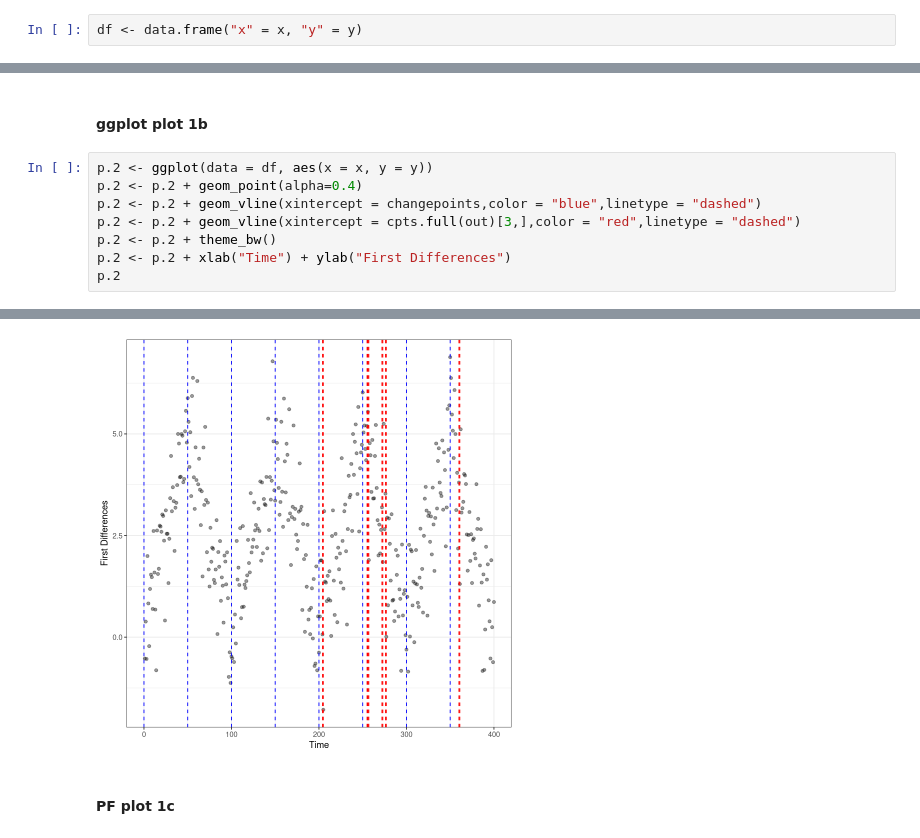
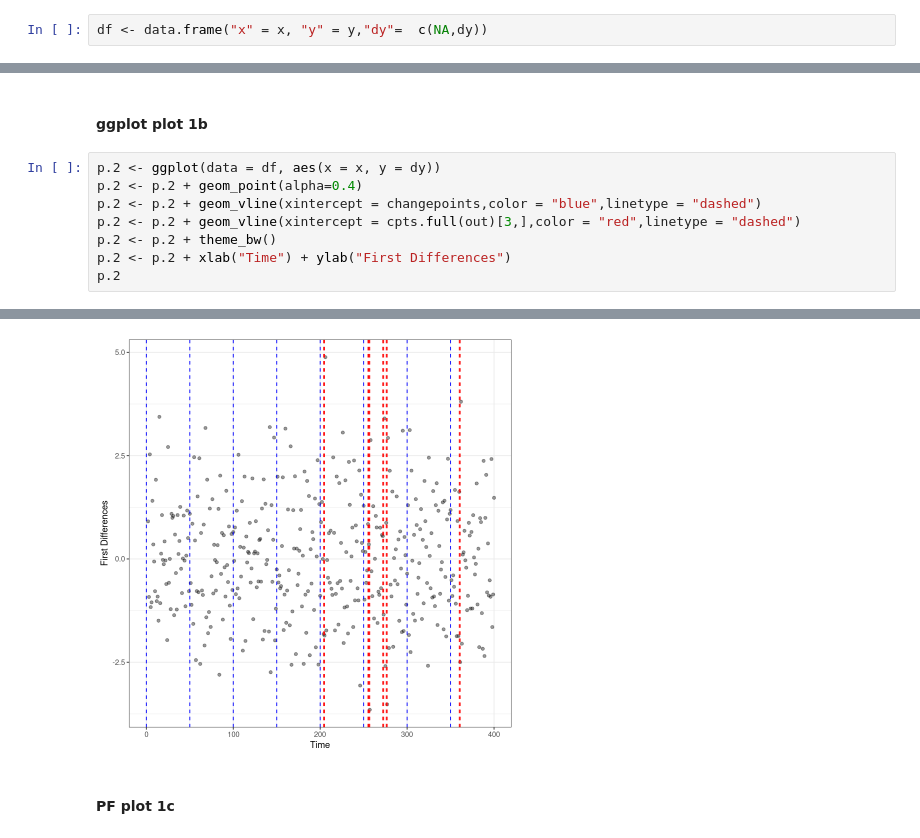
Before and after one commit to grosed/cpop-paper, a Jupyter notebook: notebooks/reproduction-script.ipynb, the cells around one changed output, grey strips where cells are left out. Cells and saved outputs as stored; diff of their text form.

Commit message:
Fixed some issues with figures 1 and 10.

```diff
--- a/notebooks/reproduction-script.ipynb
+++ b/notebooks/reproduction-script.ipynb
@@ -109,7 +109,7 @@ lines(x,mu,lwd=2,col=4)
 # %%
 library(ggplot2)
 # %%
-df <- data.frame("x" = x, "y" = y)
+df <- data.frame("x" = x, "y" = y,"dy"=  c(NA,dy))
 # %%
 p.1 <- ggplot(data = df, aes(x = x, y = y))
 p.1 <- p.1 + geom_point(alpha=0.4)
@@ -130,7 +130,7 @@ abline(v=cpts.full(out)[3,],col=2,lty=2) ##cpt.mean with (closest to the correct
 # %% [markdown]
 #### ggplot plot 1b
 # %%
-p.2 <- ggplot(data = df, aes(x = x, y = y))
+p.2 <- ggplot(data = df, aes(x = x, y = dy))
 p.2 <- p.2 + geom_point(alpha=0.4)
 p.2 <- p.2 + geom_vline(xintercept = changepoints,color = "blue",linetype = "dashed")
 p.2 <- p.2 + geom_vline(xintercept = cpts.full(out)[3,],color = "red",linetype = "dashed")
@@ -141,6 +143,6 @@ p.2
 Warning message:
 “Removed 2 rows containing missing values (geom_vline).”
-[figure, old version]
+[figure, new version]
 # %% [markdown]
 #### PF plot 1c
 # %%
```
Also changed, not shown: parts of 12 cells of this notebook, 10 other files.
